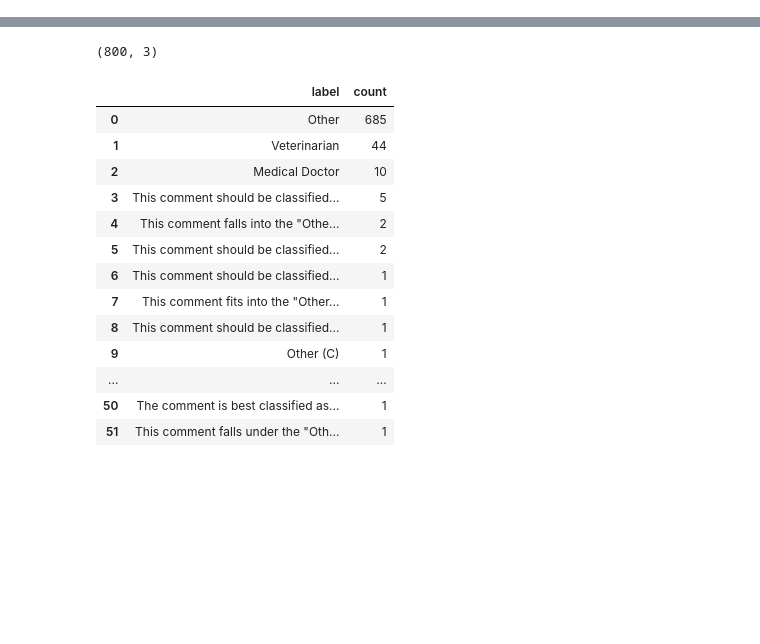
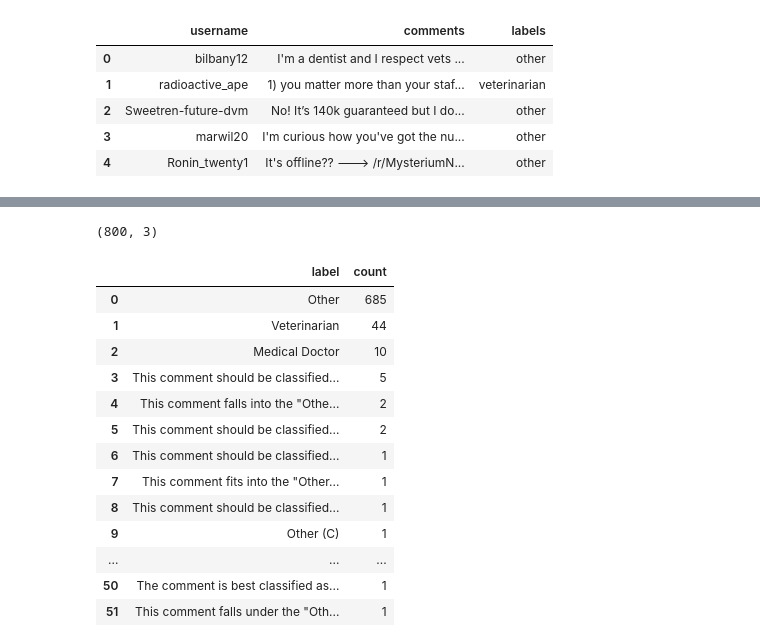
Before and after one commit to bernard-rr/coding_challenge, a Jupyter notebook: file.ipynb, the cells around one changed output, grey strips where cells are left out. Cells and saved outputs as stored; diff of their text form; code cells hidden in the pictures; blank space fills up the shorter version.

```diff
--- a/file.ipynb
+++ b/file.ipynb
@@ -110,0 +183,14 @@ KeyboardInterrupt:
+# %%
+new_training = pd.read_csv("/workspaces/coding_challenge/new_training - data.csv")
+# %%
+# Shuffle the DataFrame
+new_training = new_training.sample(frac=1).reset_index(drop=True)
+# %%
+new_training.head()
+# %% [output]
+|  | username | comments | labels |
+| 0 | bilbany12 | I'm a dentist and I respect vets ... | other |
+| 1 | radioactive_ape | 1) you matter more than your staf... | veterinarian |
+| 2 | Sweetren-future-dvm | No! It’s 140k guaranteed but I do... | other |
+| 3 | marwil20 | I'm curious how you've got the nu... | other |
+| 4 | Ronin_twenty1 | It's offline?? ---> /r/MysteriumN... | other |
```
Also changed, not shown: parts of 22 cells of this notebook, 8 other files.
